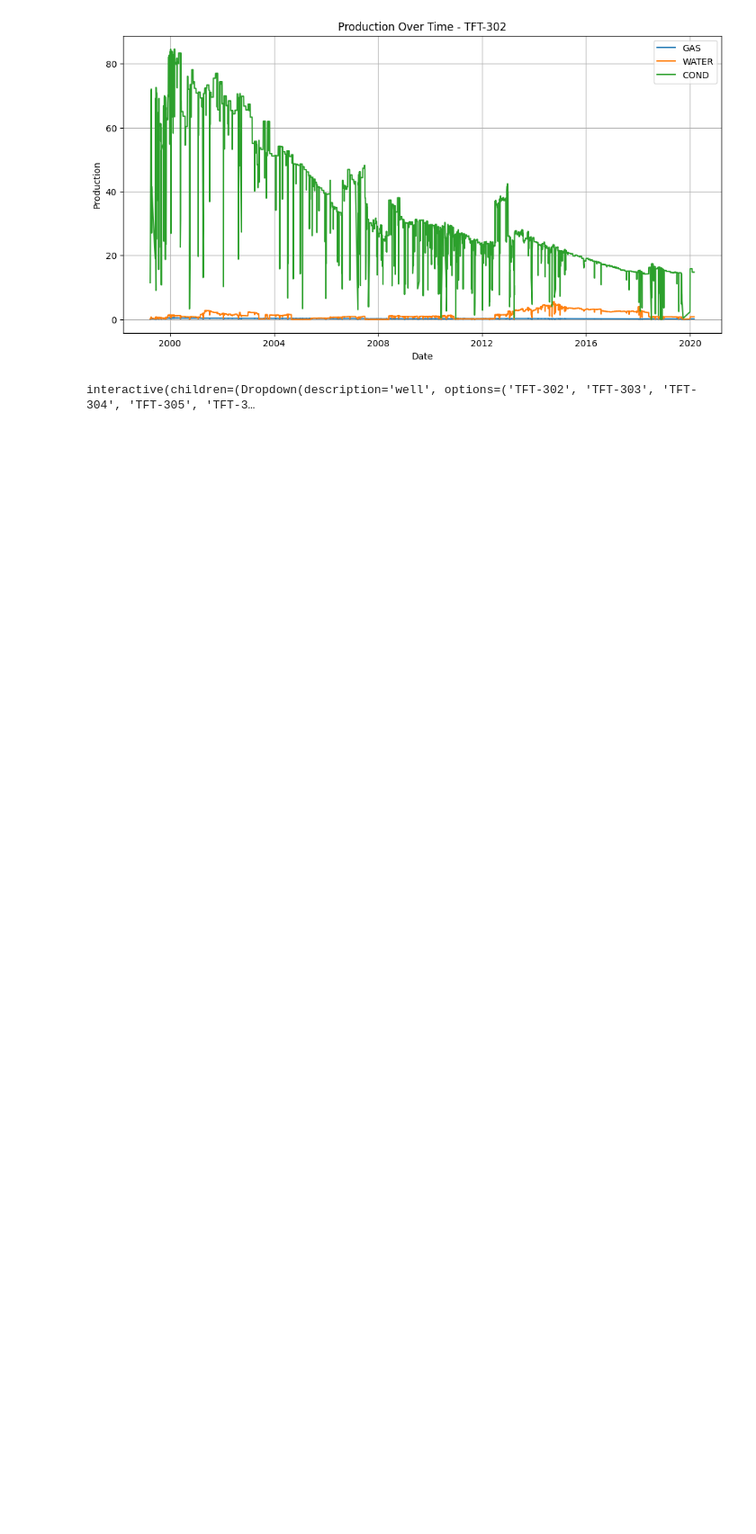
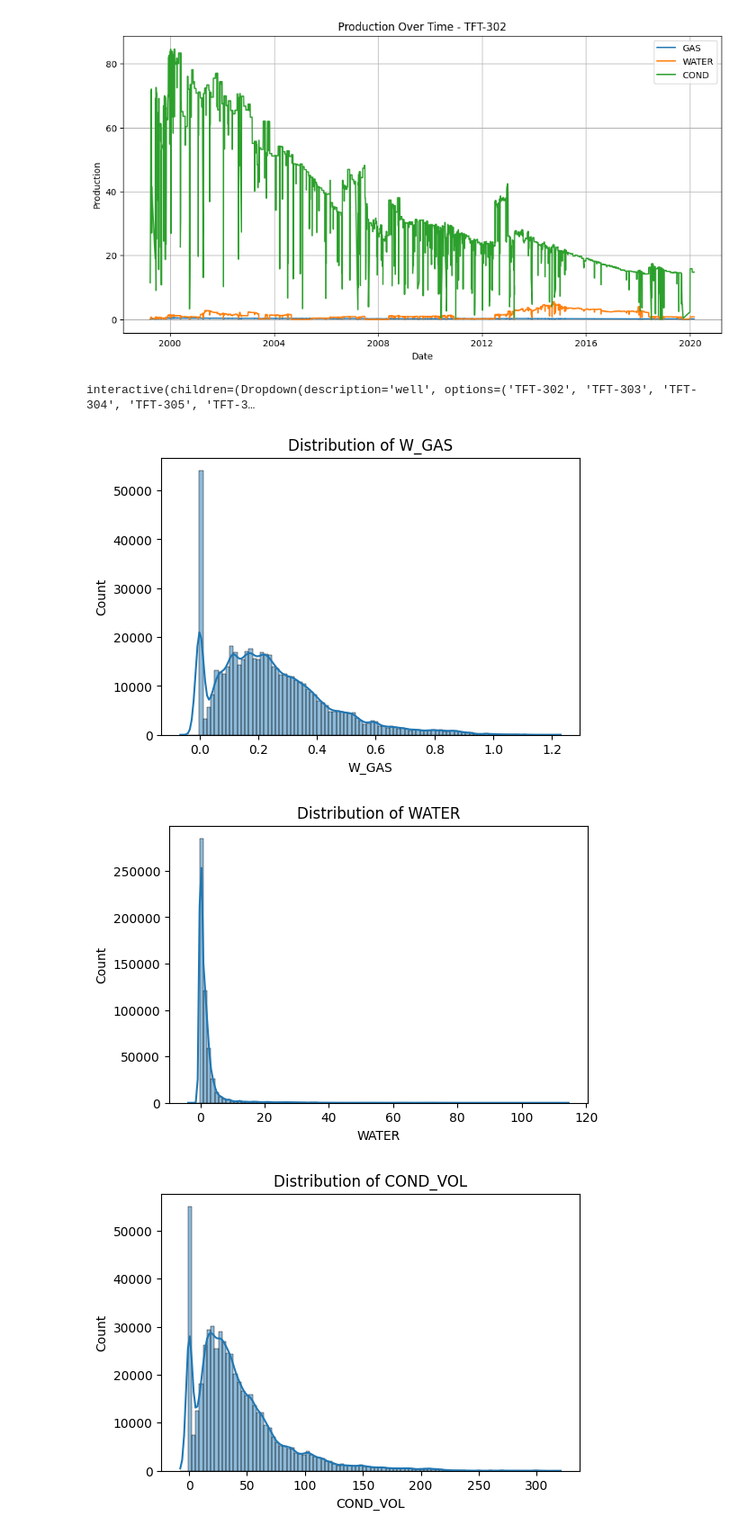
Before and after one commit to khaled-sahari/pfe-master-prediction, a Jupyter notebook: AIML/projet master1/netdata.ipynb, the cells around one changed output. Shown at 90% size. Cells and saved outputs as stored; diff of their text form; code cells hidden in the pictures; blank space fills up the shorter version.

```diff
--- a/AIML/projet master1/netdata.ipynb
+++ b/AIML/projet master1/netdata.ipynb
@@ -289,3 +289,32 @@ df_clean.loc[df_clean["HOURS"] == 0, ["WHP","WHT","W_GAS","WATER","COND_VOL"]] =
 print("\n===== STEP 7 DONE =====")
 # %% [output]
 ===== STEP 7 DONE =====
+# %%
+def cap_outliers(df, col, lower_q=0.001, upper_q=0.999):
+
+    lower = df[col].quantile(lower_q)
+    upper = df[col].quantile(upper_q)
+
+    # 🔥 IMPORTANT FIX
+    if col in ["WHP", "WHT"]:
+        lower = 0  # never cap physically valid low pressure
+
+    if col in ["W_GAS", "WATER", "COND_VOL"]:
+        lower = 0  # production can't be negative
+
+    df[col] = df[col].clip(lower, upper)
+
+    return df
+# %%
+cols_to_clean = ["WHP", "WHT", "W_GAS", "WATER", "COND_VOL"]
+
+for col in cols_to_clean:
+    df_clean = cap_outliers(df_clean, col)
+# %%
+print("\n===== FINAL VERIFICATION =====")
+
+for col in cols_to_clean:
+    print(f"\n{col}")
+    print("Min:", df_clean[col].min())
+    print("Max:", df_clean[col].max())
+    print("99.9%:", df_clean[col].quantile(0.999))
@@ -447,3 +494,18 @@ def boxdistplot(well):
     plt.show()
 # %% [output]
 interactive(children=(Dropdown(description='well', options=('TFT-302', 'TFT-303', 'TFT-304', 'TFT-305', 'TFT-3…
+# %%
+import matplotlib.pyplot as plt
+import seaborn as sns
+
+targets = ["W_GAS", "WATER", "COND_VOL"]
+
+for col in targets:
+    plt.figure(figsize=(6,4))
+    sns.histplot(df[col], bins=100, kde=True)
+    plt.title(f"Distribution of {col}")
+    plt.show()
+# %% [output]
+[figure, added]
+[figure, added]
+[figure, added]
```
Also changed, not shown: parts of 5 cells of this notebook, 14 other files.
